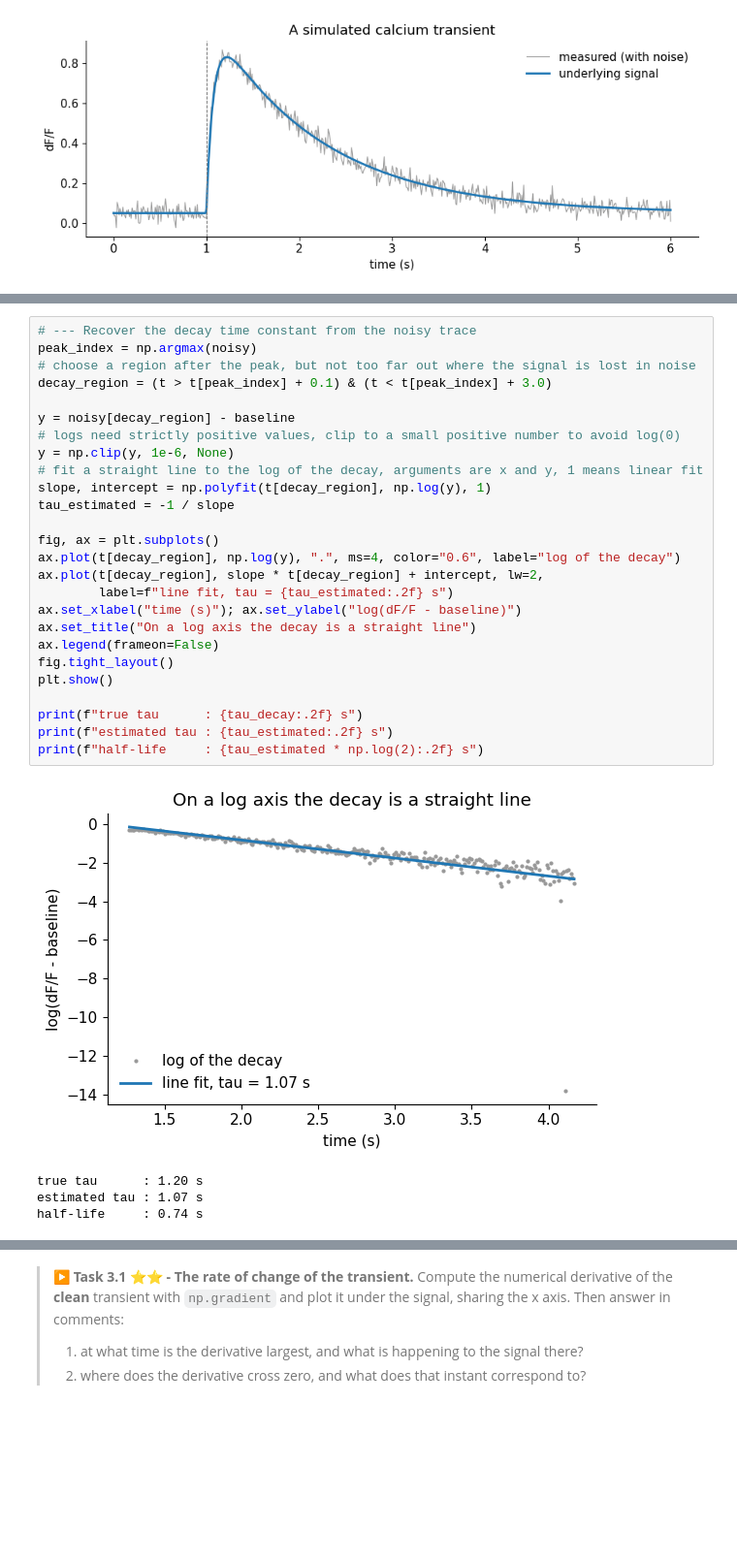
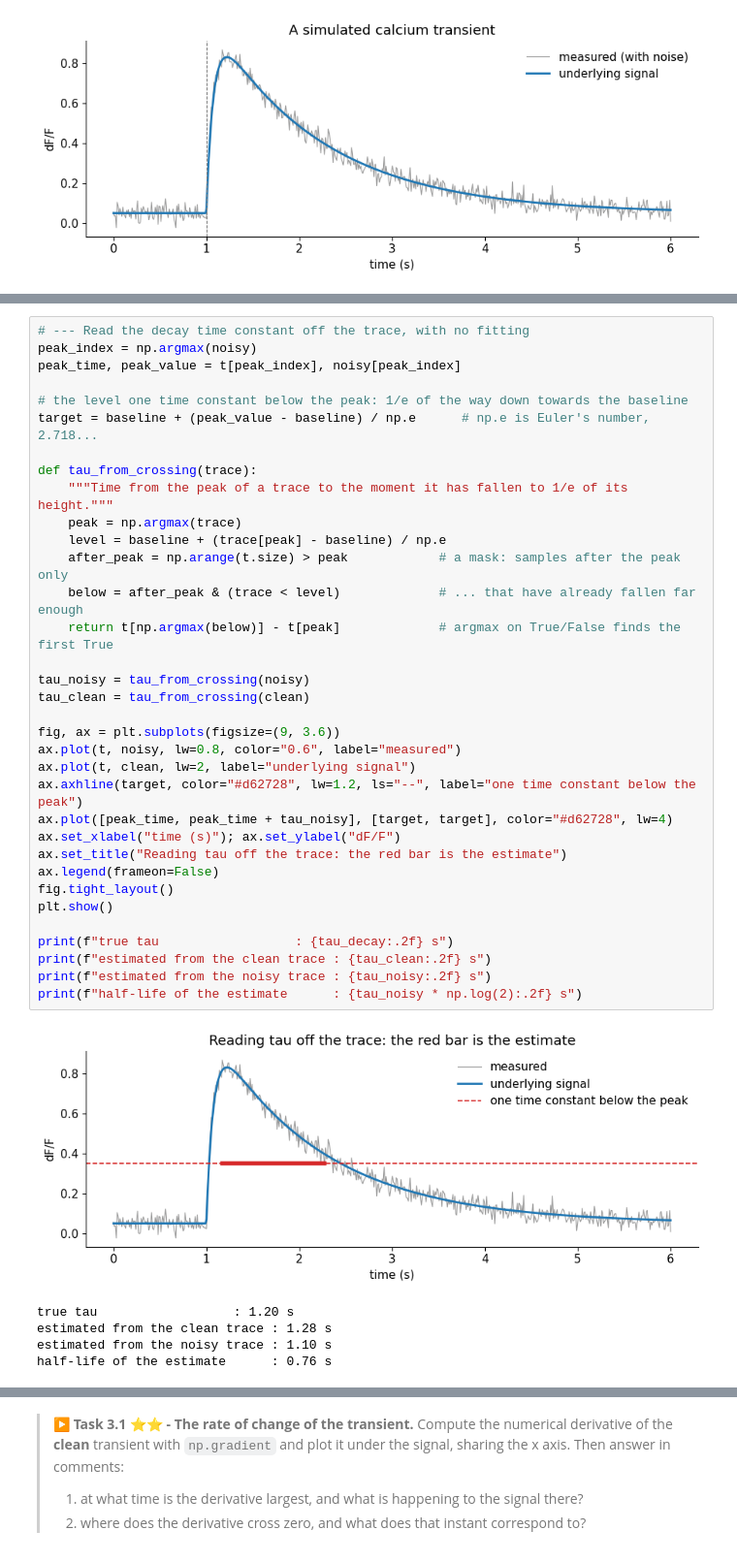
Before and after one commit to gmatteuc/QMN_course_2026, a Jupyter notebook: notebooks/02_math_refresher_TA.ipynb, the cells around one changed output, grey strips where cells are left out. Shown at 97% size. Cells and saved outputs as stored; diff of their text form; blank space fills up the shorter version.

```diff
--- a/notebooks/02_math_refresher_TA.ipynb
+++ b/notebooks/02_math_refresher_TA.ipynb
@@ -1315,32 +1318,41 @@ the trace after the peak, subtract the baseline, take the logarithm, and fit a l
 # %%
-# --- Recover the decay time constant from the noisy trace
+# --- Read the decay time constant off the trace, with no fitting
 peak_index = np.argmax(noisy)
-# choose a region after the peak, but not too far out where the signal is lost in noise
-decay_region = (t > t[peak_index] + 0.1) & (t < t[peak_index] + 3.0)
+peak_time, peak_value = t[peak_index], noisy[peak_index]
 
-y = noisy[decay_region] - baseline
-# logs need strictly positive values, clip to a small positive number to avoid log(0)
-y = np.clip(y, 1e-6, None)
-# fit a straight line to the log of the decay, arguments are x and y, 1 means linear fit
-slope, intercept = np.polyfit(t[decay_region], np.log(y), 1)
-tau_estimated = -1 / slope
+# the level one time constant below the peak: 1/e of the way down towards the baseline
+target = baseline + (peak_value - baseline) / np.e      # np.e is Euler's number, 2.718...
 
-fig, ax = plt.subplots()
-ax.plot(t[decay_region], np.log(y), ".", ms=4, color="0.6", label="log of the decay")
-ax.plot(t[decay_region], slope * t[decay_region] + intercept, lw=2,
-        label=f"line fit, tau = {tau_estimated:.2f} s")
-ax.set_xlabel("time (s)"); ax.set_ylabel("log(dF/F - baseline)")
-ax.set_title("On a log axis the decay is a straight line")
+def tau_from_crossing(trace):
+    """Time from the peak of a trace to the moment it has fallen to 1/e of its height."""
+    peak = np.argmax(trace)
+    level = baseline + (trace[peak] - baseline) / np.e
+    after_peak = np.arange(t.size) > peak            # a mask: samples after the peak only
+    below = after_peak & (trace < level)             # ... that have already fallen far enough
+    return t[np.argmax(below)] - t[peak]             # argmax on True/False finds the first True
+
+tau_noisy = tau_from_crossing(noisy)
+tau_clean = tau_from_crossing(clean)
+
+fig, ax = plt.subplots(figsize=(9, 3.6))
+ax.plot(t, noisy, lw=0.8, color="0.6", label="measured")
+ax.plot(t, clean, lw=2, label="underlying signal")
+ax.axhline(target, color="#d62728", lw=1.2, ls="--", label="one time constant below the peak")
+ax.plot([peak_time, peak_time + tau_noisy], [target, target], color="#d62728", lw=4)
+ax.set_xlabel("time (s)"); ax.set_ylabel("dF/F")
+ax.set_title("Reading tau off the trace: the red bar is the estimate")
 ax.legend(frameon=False)
 fig.tight_layout()
 plt.show()
 
-print(f"true tau      : {tau_decay:.2f} s")
-print(f"estimated tau : {tau_estimated:.2f} s")
-print(f"half-life     : {tau_estimated * np.log(2):.2f} s")
+print(f"true tau                  : {tau_decay:.2f} s")
+print(f"estimated from the clean trace : {tau_clean:.2f} s")
+print(f"estimated from the noisy trace : {tau_noisy:.2f} s")
+print(f"half-life of the estimate      : {tau_noisy * np.log(2):.2f} s")
 # %% [output]
-[figure, old version]
+[figure, new version]
-true tau      : 1.20 s
-estimated tau : 1.07 s
-half-life     : 0.74 s
+true tau                  : 1.20 s
+estimated from the clean trace : 1.28 s
+estimated from the noisy trace : 1.10 s
+half-life of the estimate      : 0.76 s
 # %% [markdown]
```
Also changed, not shown: parts of 5 cells of this notebook, 1 other file.
